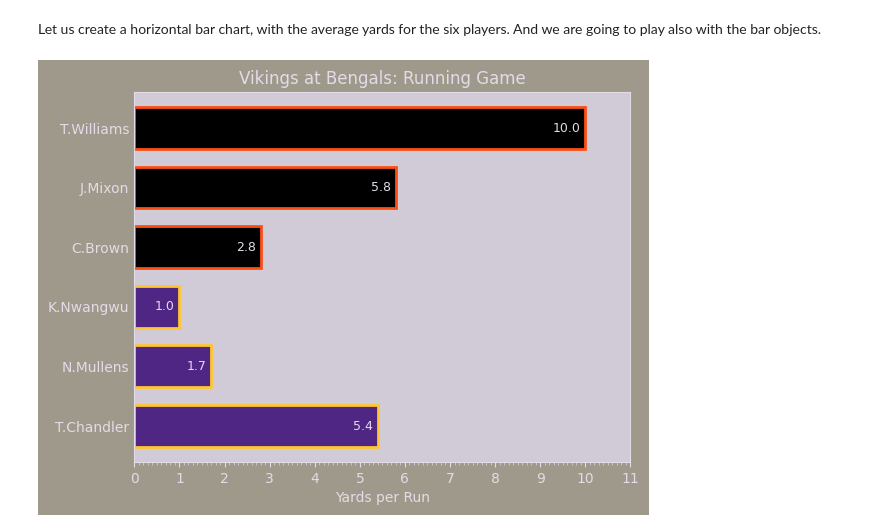
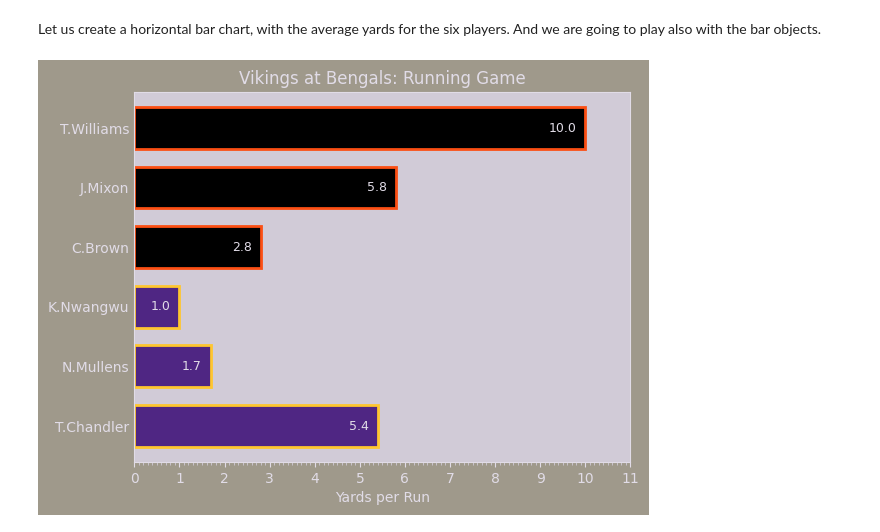
Before and after one commit to alvarohernandezalt/matplotlib_thePathof, a Jupyter notebook: 01_OOP_InterfacesDesign/AB_Appearance_TicksGridsAxes.ipynb, the cells around one changed output. Saved outputs shown, nothing was run; the diff lists cells and outputs as text; code cells hidden in the pictures.

```diff
--- a/01_OOP_InterfacesDesign/AB_Appearance_TicksGridsAxes.ipynb
+++ b/01_OOP_InterfacesDesign/AB_Appearance_TicksGridsAxes.ipynb
@@ -202,30 +205,34 @@ Let us create a horizontal bar chart, with the average yards for the six players
 # %%
 fig, ax = plt.figure(facecolor='#9F998B'), plt.axes(facecolor='#D1CBD7')
 
 df['Avg'].plot.barh(ax = ax,
              color = df['colors_1'],
              edgecolor= df['colors_2'],
              linewidth = 2,
              width = 0.7)
 
 ax.yaxis.set_tick_params(length=0, which='major', rotation = 0)
 ax.set_yticklabels(df['Name'], color='#E1DCE7')
 
 for spine in 'bottom', 'left', 'top', 'right':
   ax.spines[spine].set_color('#E1DCE7')
 
 xlim0, xlim1 = 0, round(df['Avg'].max()) + 1
 ax.set_xlim([xlim0 , xlim1])
 ax.set_xticks(range(xlim0, xlim1 + 1))
 # Change both the ticks and ticklabels color
 ax.tick_params(axis='x', colors='#E1DCE7')
 
 ax.xaxis.set_minor_locator(MultipleLocator(1/10))
 ax.xaxis.set_tick_params(length=2, which='minor', color='#D1CBD7')
 ax.set_xlabel('Yards per Run', color='#E1DCE7')
 ax.set_title('Vikings at Bengals: Running Game', color='#E1DCE7');
 
+# Adding the avergae number for each player
 for i, v in enumerate(df['Avg']):
-    ax.text(v - 0.1, i, str(round(v, 2)), color='#E1DCE7', va='center', ha='right', fontsize=9)
+    ax.text(v - 0.2, i, str(round(v, 2)), color='#E1DCE7', va='center', ha='right', fontsize=9)
+
+# Save the vector PDF
+plt.savefig('runsAVG.pdf');
 # %% [output]
-[figure, old version]
+[figure, new version]
```
Also changed, not shown: parts of 1 cell of this notebook.
